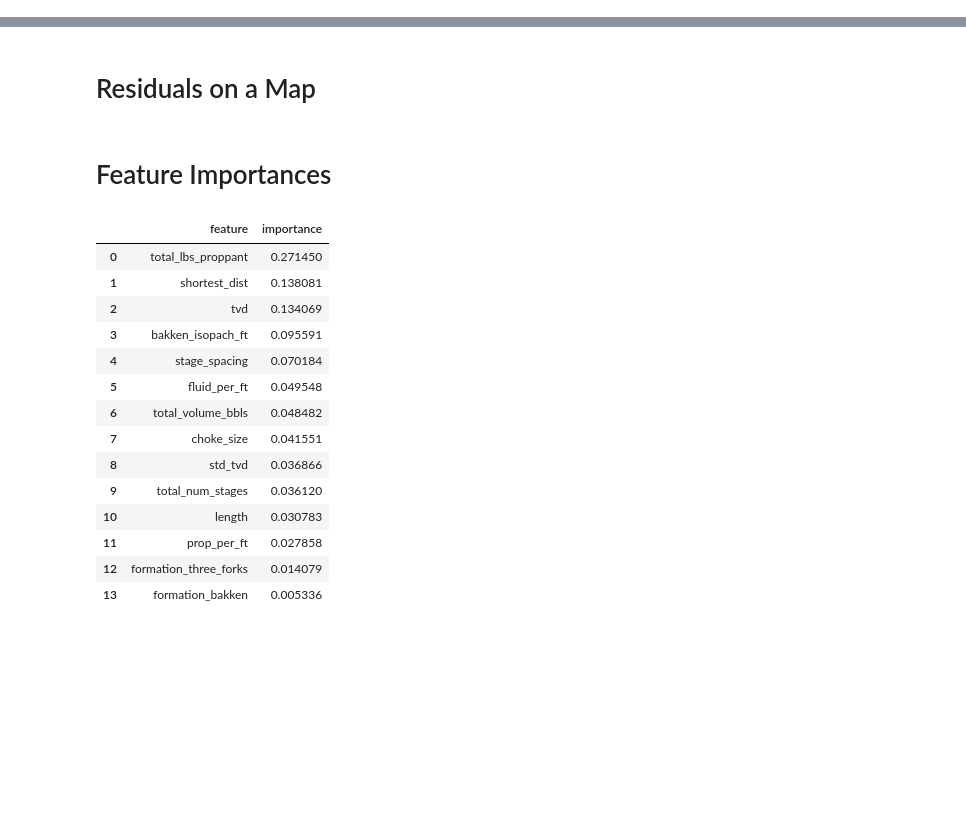
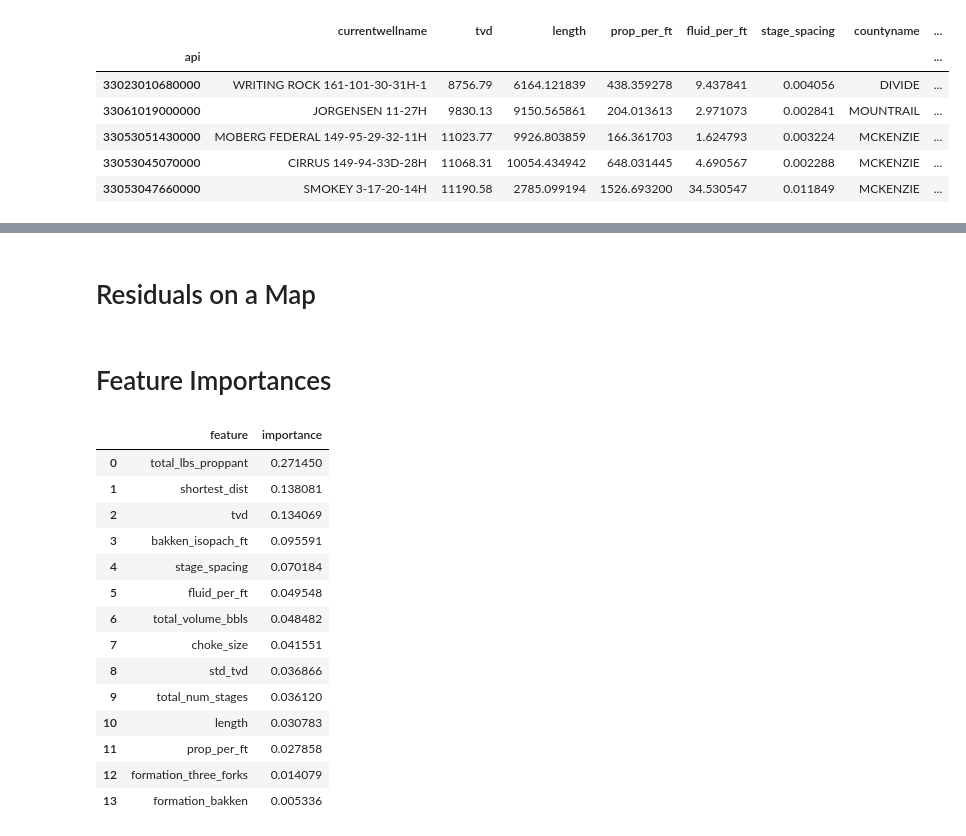
Before and after one commit to noproblem-james/data_imputation, a Jupyter notebook: notebooks/model_eval.ipynb, the cells around one changed output, grey strips where cells are left out. Drawn from its saved outputs; the diff is of its cells as text; code cells hidden in the pictures; blank space fills up the shorter version.

```diff
--- a/notebooks/model_eval.ipynb
+++ b/notebooks/model_eval.ipynb
@@ -53,4 +57,14 @@ inspect_df = (pd.read_csv("../data/cleaned-input.test.tsv", sep="\t").copy()
              )
+# %%
+inspect_df.head()
+# %% [output]
+|  | currentwellname | tvd | length | prop_per_ft | fluid_per_ft | stage_spacing | countyname | ... |
+| api |  |  |  |  |  |  |  | ... |
+| 33023010680000 | WRITING ROCK 161-101-30-31H-1 | 8756.79 | 6164.121839 | 438.359278 | 9.437841 | 0.004056 | DIVIDE | ... |
+| 33061019000000 | JORGENSEN 11-27H | 9830.13 | 9150.565861 | 204.013613 | 2.971073 | 0.002841 | MOUNTRAIL | ... |
+| 33053051430000 | MOBERG FEDERAL 149-95-29-32-11H | 11023.77 | 9926.803859 | 166.361703 | 1.624793 | 0.003224 | MCKENZIE | ... |
+| 33053045070000 | CIRRUS 149-94-33D-28H | 11068.31 | 10054.434942 | 648.031445 | 4.690567 | 0.002288 | MCKENZIE | ... |
+| 33053047660000 | SMOKEY 3-17-20-14H | 11190.58 | 2785.099194 | 1526.693200 | 34.530547 | 0.011849 | MCKENZIE | ... |
 # %%
 eval_df = (pd.read_csv("../results/eval_df.tsv", sep="\t", dtype={"api": "O"})
                  .set_index("api")
```
Also changed, not shown: parts of 13 cells of this notebook, 1 other file.
